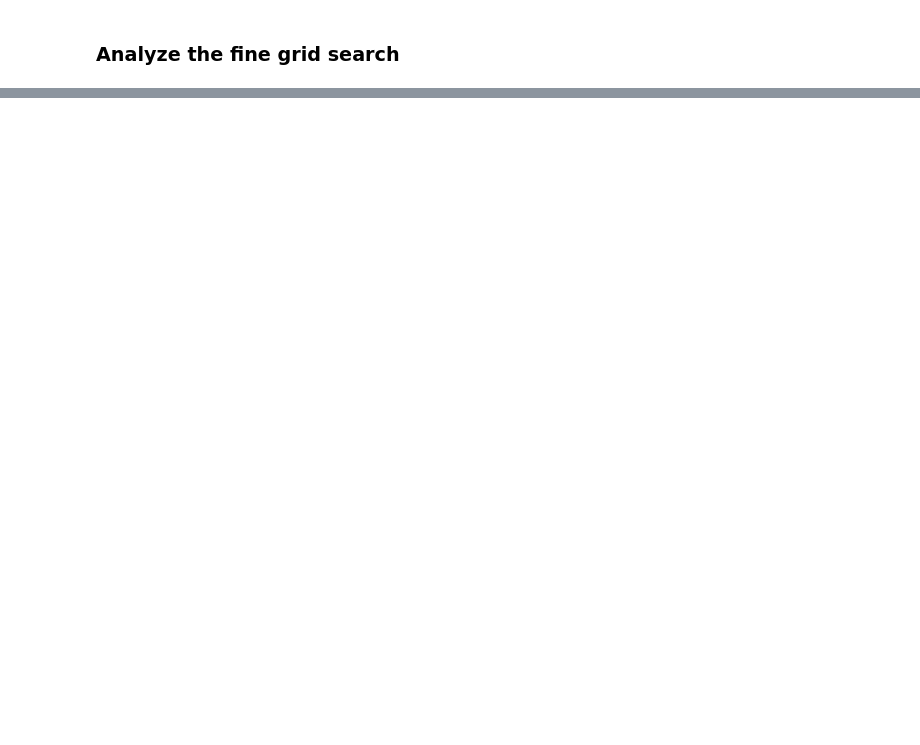
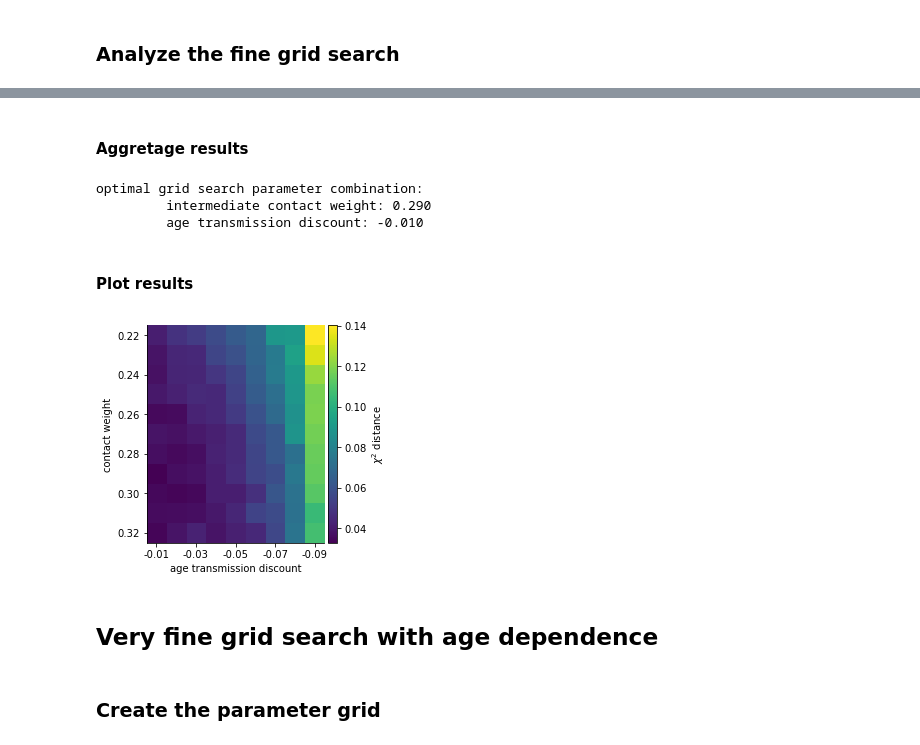
Before and after one commit to JanaLasser/school_SEIRX, a Jupyter notebook: code/calibration/calibration_with_age_dependence.ipynb, the cells around one changed output, grey strips where cells are left out. Cells and saved outputs as stored; diff of their text form; code cells hidden in the pictures; blank space fills up the shorter version.

```diff
--- a/code/calibration/calibration_with_age_dependence.ipynb
+++ b/code/calibration/calibration_with_age_dependence.ipynb
@@ -640,0 +218,11 @@ ax.legend(ncol=2, loc=0);
+# %%
+dst = '../../data/calibration/simulation_results'
+N = 2000
+results_fine = pd.DataFrame()
+for st in school_types:
+    tmp = pd.read_csv(join(dst, 'calibration_results_fine_sampling_{}_{}.csv'\
+                          .format(N, st)))
+    results_fine = pd.concat([results_fine, tmp])
+
+results_fine.to_csv(join(dst, 'calibration_results_fine_sampling_{}.csv'\
+                        .format(N)), index=False)
@@ -640,0 +246,60 @@ ax.legend(ncol=2, loc=0);
+# %% [markdown]
+#### Aggretage results
+# %%
+agg_results_fine = results_fine.groupby(['intermediate_contact_weight',
+                                         'age_transmission_discount']).sum()
+opt_fine = agg_results_fine.loc[\
+        agg_results_fine['chi2_distance_total_weighted'].idxmin()].name
+opt_contact_weight_fine = opt_fine[0]
+opt_age_transmission_discount_fine = opt_fine[1]
+
+print('optimal grid search parameter combination:')
+print('\t intermediate contact weight: {:1.3f}'\
+      .format(opt_contact_weight_fine))
+print('\t age transmission discount: {:1.3f}'\
+      .format(opt_age_transmission_discount_fine))
+# %% [output]
+optimal grid search parameter combination:
+         intermediate contact weight: 0.290
+         age transmission discount: -0.010
+# %%
+img_fine = np.zeros((len(contact_weights_fine),
+                len(age_transmission_discounts_fine)))
+for i, cw in enumerate(contact_weights_fine):
+    for j, atd in enumerate(age_transmission_discounts_fine):
+        cw = round(cw, 2)
+        atd = round(atd, 2)
+        try:
+            img_fine[i, j] = agg_results_fine\
+                .loc[cw, atd]['chi2_distance_total_weighted']
+        except KeyError:
+            img_fine[i, j] = np.nan
+# %% [markdown]
+#### Plot results
+# %%
+fig, ax = plt.subplots(figsize=(6, 4))
+
+im = ax.imshow(img_fine)
+ax.set_yticks(range(len(contact_weights_fine))[::2])
+ax.set_yticklabels(['{:1.2f}'.format(cw) for \
+                    cw in contact_weights_fine[::2]])
+ax.set_xticks(range(len(age_transmission_discounts_fine))[::2])
+ax.set_xticklabels(['{:1.2f}'.format(atd) for \
+                    atd in age_transmission_discounts_fine[::2]])
+
+divider = make_axes_locatable(ax)
+cax = divider.append_axes('right', size='5%', pad=0.05)
+cbar = fig.colorbar(im, cax=cax, orientation='vertical')
+cbar.set_label('$\chi^2$ distance')
+
+ax.spines['right'].set_visible(False)
+ax.spines['top'].set_visible(False)
+
+ax.set_ylabel('contact weight')
+ax.set_xlabel('age transmission discount');
+# %% [output]
+[figure, added]
+# %% [markdown]
+## Very fine grid search with age dependence
+# %% [markdown]
+### Create the parameter grid
```
Also changed, not shown: parts of 87 cells of this notebook.
